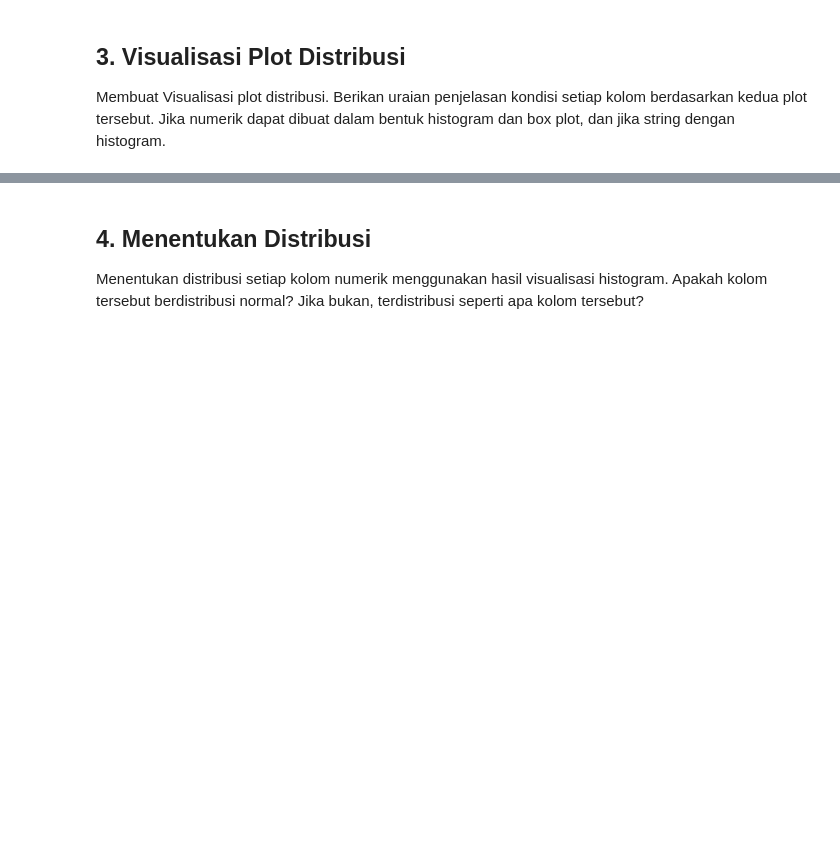
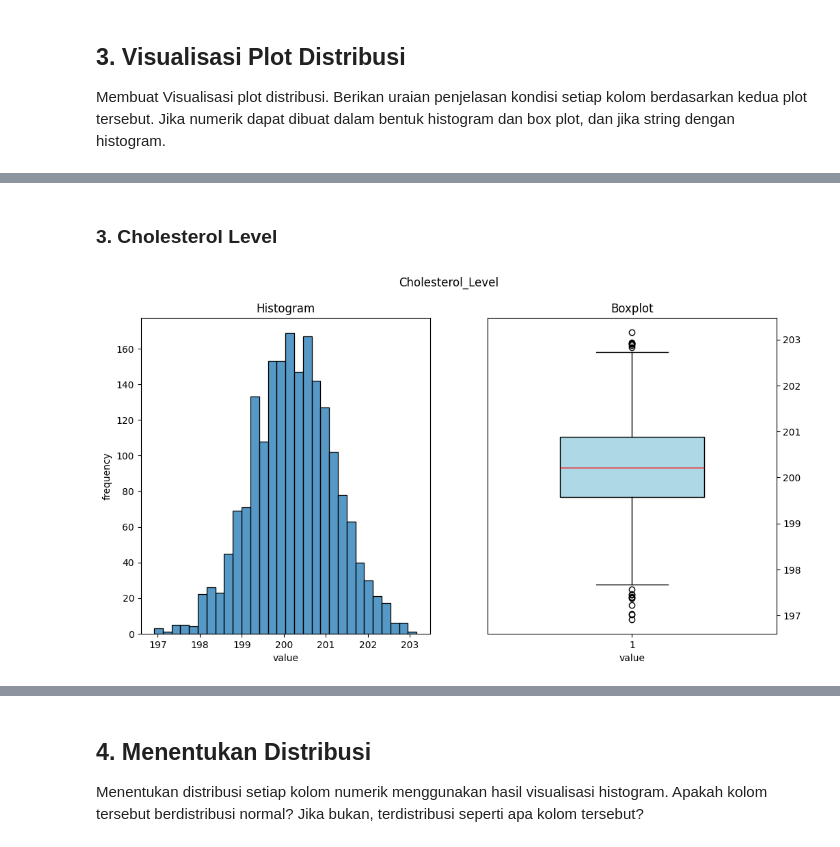
Before and after one commit to Farhannr28/K01-IF2220-13522037-13522039, a Jupyter notebook: Tugas_Besar_Probstat.ipynb, the cells around one changed output, grey strips where cells are left out. Cells and saved outputs as stored; diff of their text form; code cells hidden in the pictures; blank space fills up the shorter version.

```diff
--- a/Tugas_Besar_Probstat.ipynb
+++ b/Tugas_Besar_Probstat.ipynb
@@ -339,0 +342,6 @@ AttributeError: module 'pandas.core' has no attribute 'Series'
+# %% [markdown]
+### 3. Cholesterol Level
+# %%
+distribution_plot(clean_df['Cholesterol_Level'])
+# %% [output]
+[figure, added]
```
Also changed, not shown: parts of 22 cells of this notebook.
